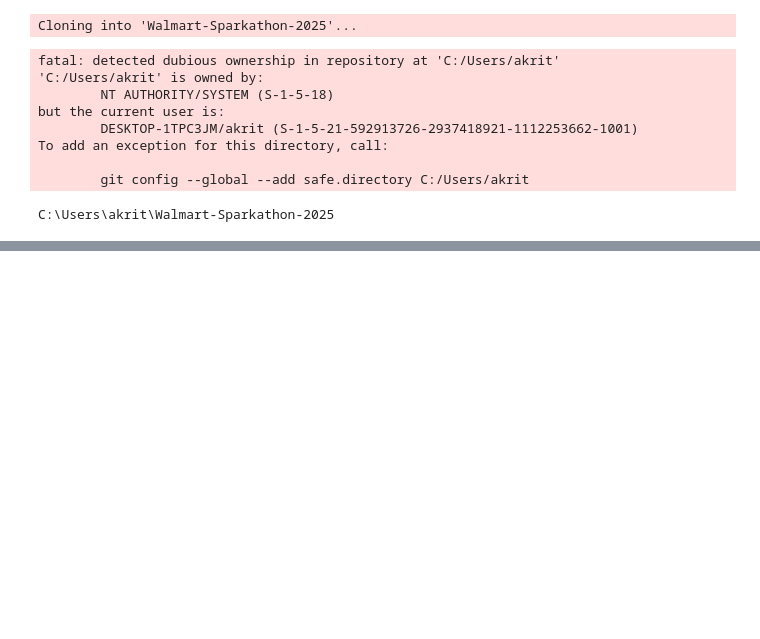
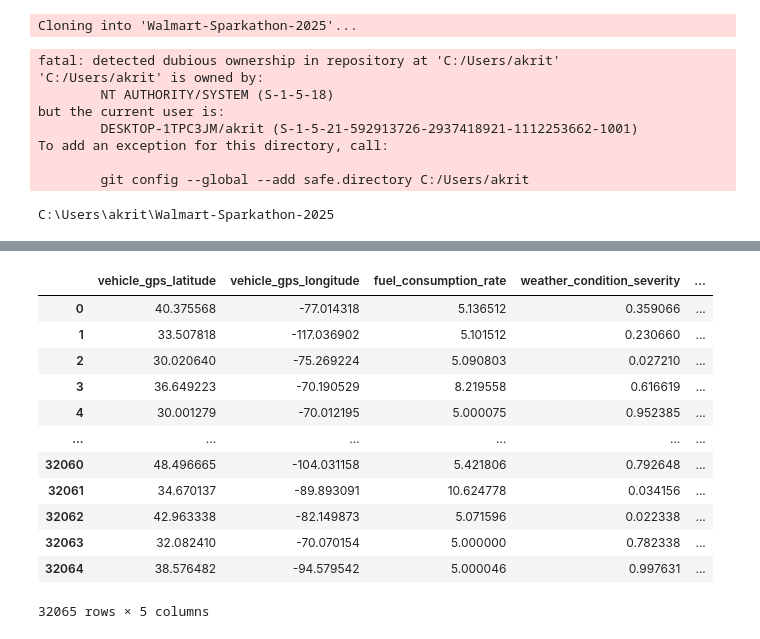
Before and after one commit to akriti404/Walmart-Sparkathon-2025, a Jupyter notebook: Delivery.ipynb, the cells around one changed output, grey strips where cells are left out. Cells and saved outputs as stored; diff of their text form; code cells hidden in the pictures; blank space fills up the shorter version.

```diff
--- a/Delivery.ipynb
+++ b/Delivery.ipynb
@@ -23,0 +219,22 @@ fatal: pathspec 'Delivery.ipynb' did not match any files
+# %%
+features=['vehicle_gps_latitude',
+'vehicle_gps_longitude',
+'fuel_consumption_rate', 'weather_condition_severity','delay_probability']
+X=data[features]
+X_scaled=StandardScaler().fit_transform(X)
+# %%
+X
+# %% [output]
+|  | vehicle_gps_latitude | vehicle_gps_longitude | fuel_consumption_rate | weather_condition_severity | ... |
+| 0 | 40.375568 | -77.014318 | 5.136512 | 0.359066 | ... |
+| 1 | 33.507818 | -117.036902 | 5.101512 | 0.230660 | ... |
+| 2 | 30.020640 | -75.269224 | 5.090803 | 0.027210 | ... |
+| 3 | 36.649223 | -70.190529 | 8.219558 | 0.616619 | ... |
+| 4 | 30.001279 | -70.012195 | 5.000075 | 0.952385 | ... |
+| ... | ... | ... | ... | ... | ... |
+| 32060 | 48.496665 | -104.031158 | 5.421806 | 0.792648 | ... |
+| 32061 | 34.670137 | -89.893091 | 10.624778 | 0.034156 | ... |
+| 32062 | 42.963338 | -82.149873 | 5.071596 | 0.022338 | ... |
+| 32063 | 32.082410 | -70.070154 | 5.000000 | 0.782338 | ... |
+| 32064 | 38.576482 | -94.579542 | 5.000046 | 0.997631 | ... |
+32065 rows × 5 columns
```
Also changed, not shown: parts of 50 cells of this notebook.
